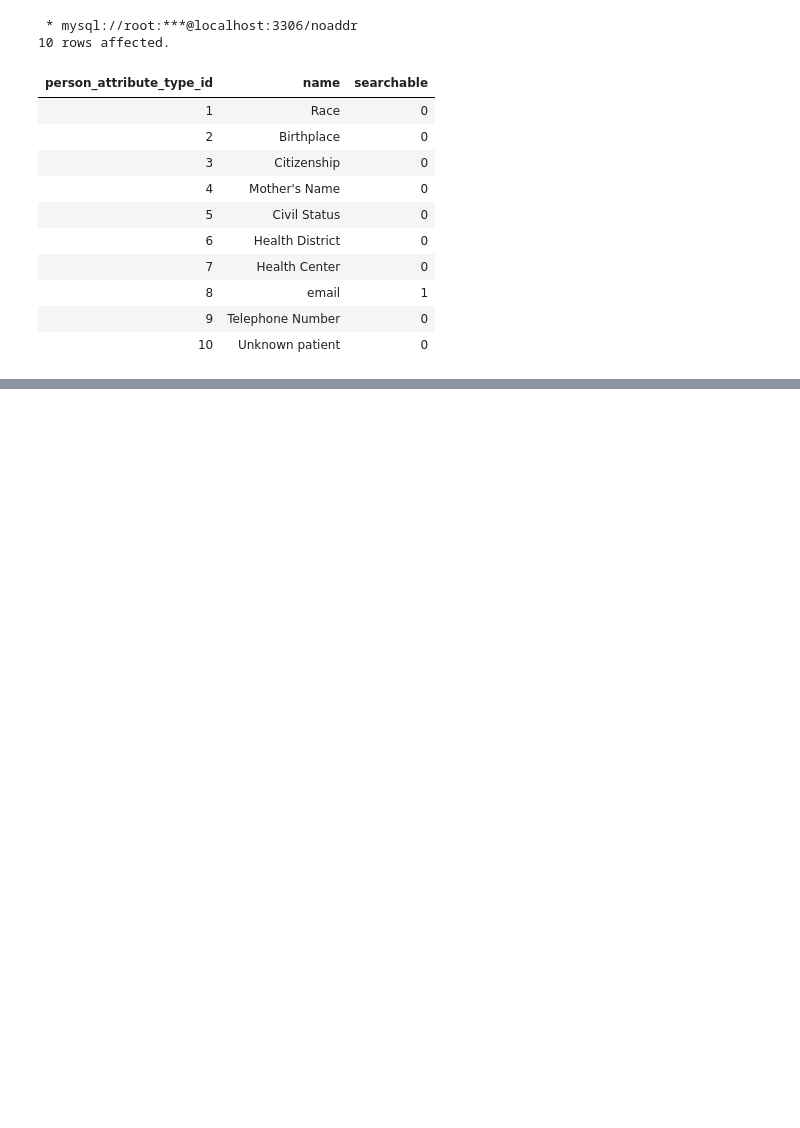
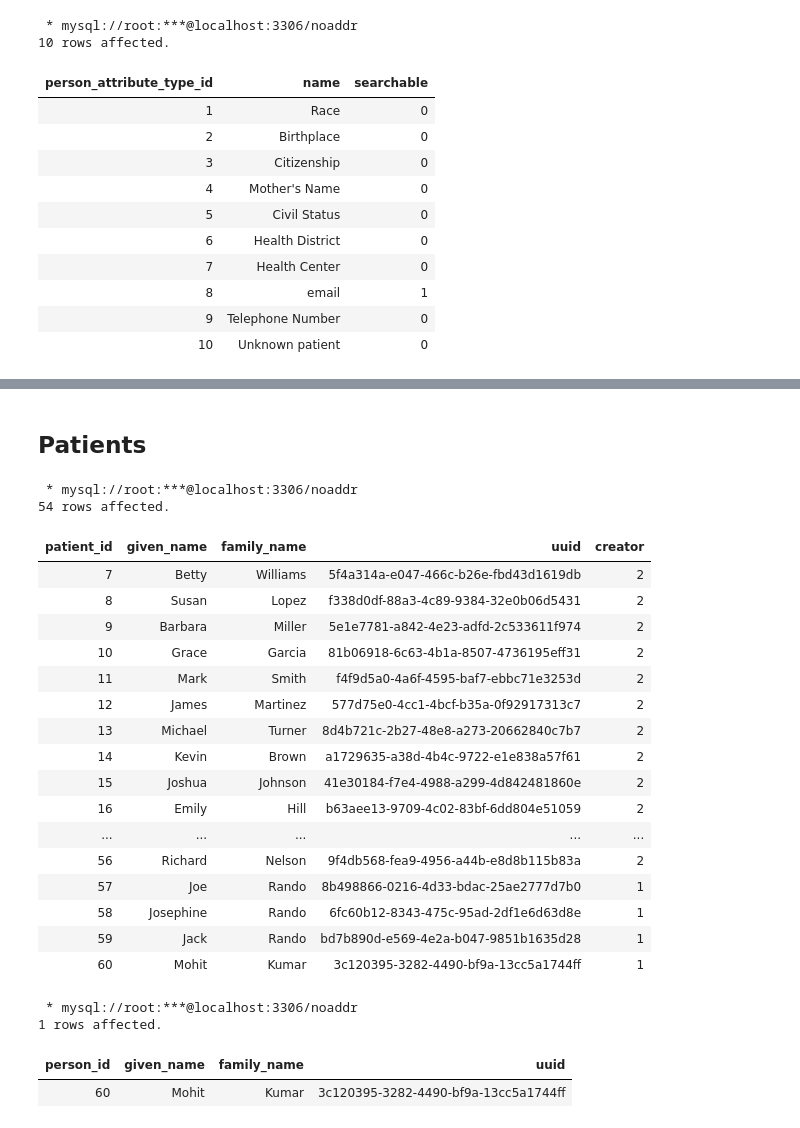
Before and after one commit to oak180/squirrel, a Jupyter notebook: mysql.ipynb, the cells around one changed output, grey strips where cells are left out. Saved outputs shown, nothing was run; the diff lists cells and outputs as text; code cells hidden in the pictures; blank space fills up the shorter version.

Commit message:
created a patient from documentation

```diff
--- a/mysql.ipynb
+++ b/mysql.ipynb
@@ -68,0 +83,43 @@ WHERE names.given_name = 'Super';
+# %% [markdown]
+## Patients
+# %%
+%%sql
+# SELECT *
+SELECT patients.patient_id, names.given_name, names.family_name, people.uuid, patients.creator
+FROM ((patient AS patients
+INNER JOIN person_name AS names ON patients.patient_id = names.person_id)
+INNER JOIN person AS people ON patients.patient_id = people.person_id)
+ORDER BY patient_id ASC
+;
+# %% [output]
+ * mysql://root:***@localhost:3306/noaddr
+54 rows affected.
+| patient_id | given_name | family_name | uuid | creator |
+| 7 | Betty | Williams | 5f4a314a-e047-466c-b26e-fbd43d1619db | 2 |
+| 8 | Susan | Lopez | f338d0df-88a3-4c89-9384-32e0b06d5431 | 2 |
+| 9 | Barbara | Miller | 5e1e7781-a842-4e23-adfd-2c533611f974 | 2 |
+| 10 | Grace | Garcia | 81b06918-6c63-4b1a-8507-4736195eff31 | 2 |
+| 11 | Mark | Smith | f4f9d5a0-4a6f-4595-baf7-ebbc71e3253d | 2 |
+| 12 | James | Martinez | 577d75e0-4cc1-4bcf-b35a-0f92917313c7 | 2 |
+| 13 | Michael | Turner | 8d4b721c-2b27-48e8-a273-20662840c7b7 | 2 |
+| 14 | Kevin | Brown | a1729635-a38d-4b4c-9722-e1e838a57f61 | 2 |
+| 15 | Joshua | Johnson | 41e30184-f7e4-4988-a299-4d842481860e | 2 |
+| 16 | Emily | Hill | b63aee13-9709-4c02-83bf-6dd804e51059 | 2 |
+| ... | ... | ... | ... | ... |
+| 56 | Richard | Nelson | 9f4db568-fea9-4956-a44b-e8d8b115b83a | 2 |
+| 57 | Joe | Rando | 8b498866-0216-4d33-bdac-25ae2777d7b0 | 1 |
+| 58 | Josephine | Rando | 6fc60b12-8343-475c-95ad-2df1e6d63d8e | 1 |
+| 59 | Jack | Rando | bd7b890d-e569-4e2a-b047-9851b1635d28 | 1 |
+| 60 | Mohit | Kumar | 3c120395-3282-4490-bf9a-13cc5a1744ff | 1 |
+# %%
+%%sql
+SELECT person.person_id, names.given_name, names.family_name, person.uuid
+FROM person INNER JOIN person_name AS names
+ON person.person_id = names.person_id
+WHERE person.uuid = '3c120395-3282-4490-bf9a-13cc5a1744ff'
+;
+# %% [output]
+ * mysql://root:***@localhost:3306/noaddr
+1 rows affected.
+| person_id | given_name | family_name | uuid |
+| 60 | Mohit | Kumar | 3c120395-3282-4490-bf9a-13cc5a1744ff |
```
Also changed, not shown: parts of 12 cells of this notebook, 1 other file.
